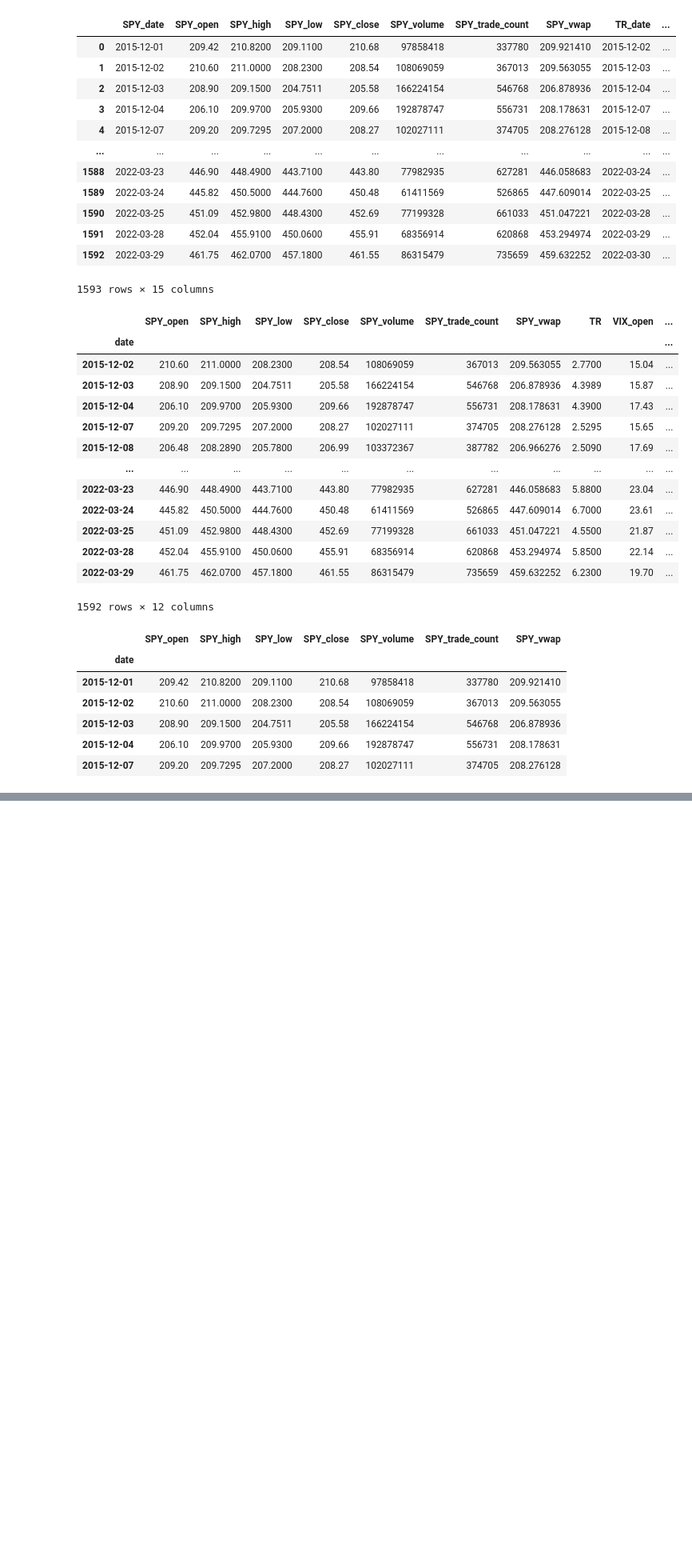
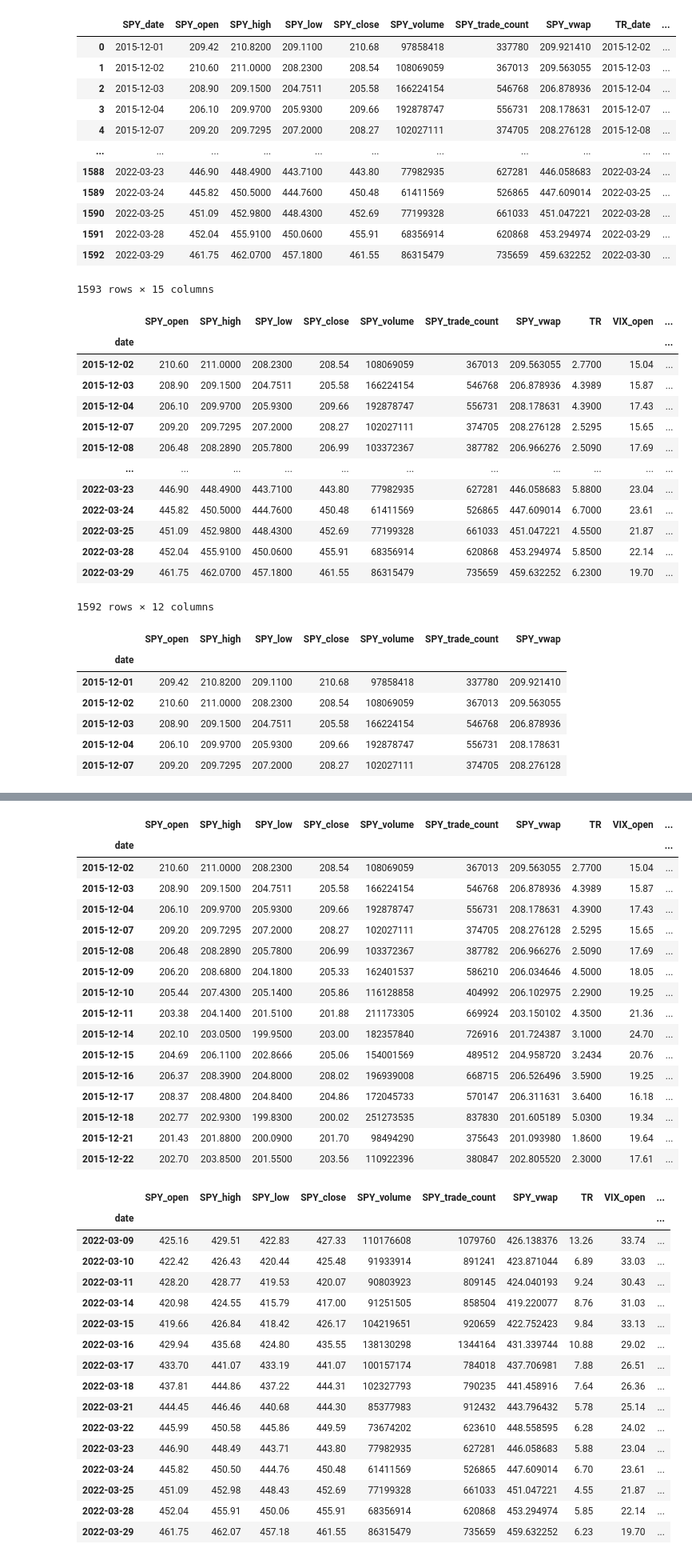
Before and after one commit to laramiedunlap/Project2, a Jupyter notebook: Laramie.ipynb, the cells around one changed output, grey strips where cells are left out. Shown: that part at 80% size. Cells and saved outputs as stored; diff of their text form; code cells hidden in the pictures; blank space fills up the shorter version.

```diff
--- a/Laramie.ipynb
+++ b/Laramie.ipynb
@@ -145,0 +128,3 @@ x = get_df(get_all_raw_data())
+# %%
+df = get_df(get_all_raw_data())
+df['weekly_range'] = 0
@@ -145,0 +175,2 @@ x = get_df(get_all_raw_data())
+# %%
+df['DayOfWeek'] = df.index.day_name()
@@ -145,0 +194,52 @@ x = get_df(get_all_raw_data())
+# %%
+week_high = 0
+week_low = 999999
+for index, row in df.iterrows():
+    if df.loc[index, 'DayOfWeek'] == 'Monday':
+        week_high = df.loc[index,'SPY_high']
+        week_low = df.loc[index,'SPY_low']
+    else:
+        if df.loc[index,'SPY_high']>week_high:
+            week_high=df.loc[index,'SPY_high']
+        if df.loc[index,'SPY_low']<week_low:
+            week_low=df.loc[index,'SPY_low']
+        if df.loc[index,'DayOfWeek'] == 'Friday':
+            df.loc[index,'weekly_range'] = week_high - week_low
+# %%
+display(df.head(15))
+display(df.tail(15))
+# %% [output]
+|  | SPY_open | SPY_high | SPY_low | SPY_close | SPY_volume | SPY_trade_count | SPY_vwap | TR | VIX_open | ... |
+| date |  |  |  |  |  |  |  |  |  | ... |
+| 2015-12-02 | 210.60 | 211.0000 | 208.2300 | 208.54 | 108069059 | 367013 | 209.563055 | 2.7700 | 15.04 | ... |
+| 2015-12-03 | 208.90 | 209.1500 | 204.7511 | 205.58 | 166224154 | 546768 | 206.878936 | 4.3989 | 15.87 | ... |
+| 2015-12-04 | 206.10 | 209.9700 | 205.9300 | 209.66 | 192878747 | 556731 | 208.178631 | 4.3900 | 17.43 | ... |
+| 2015-12-07 | 209.20 | 209.7295 | 207.2000 | 208.27 | 102027111 | 374705 | 208.276128 | 2.5295 | 15.65 | ... |
+| 2015-12-08 | 206.48 | 208.2890 | 205.7800 | 206.99 | 103372367 | 387782 | 206.966276 | 2.5090 | 17.69 | ... |
+| 2015-12-09 | 206.20 | 208.6800 | 204.1800 | 205.33 | 162401537 | 586210 | 206.034646 | 4.5000 | 18.05 | ... |
+| 2015-12-10 | 205.44 | 207.4300 | 205.1400 | 205.86 | 116128858 | 404992 | 206.102975 | 2.2900 | 19.25 | ... |
+| 2015-12-11 | 203.38 | 204.1400 | 201.5100 | 201.88 | 211173305 | 669924 | 203.150102 | 4.3500 | 21.36 | ... |
+| 2015-12-14 | 202.10 | 203.0500 | 199.9500 | 203.00 | 182357840 | 726916 | 201.724387 | 3.1000 | 24.70 | ... |
+| 2015-12-15 | 204.69 | 206.1100 | 202.8666 | 205.06 | 154001569 | 489512 | 204.958720 | 3.2434 | 20.76 | ... |
+| 2015-12-16 | 206.37 | 208.3900 | 204.8000 | 208.02 | 196939008 | 668715 | 206.526496 | 3.5900 | 19.25 | ... |
+| 2015-12-17 | 208.37 | 208.4800 | 204.8400 | 204.86 | 172045733 | 570147 | 206.311631 | 3.6400 | 16.18 | ... |
+| 2015-12-18 | 202.77 | 202.9300 | 199.8300 | 200.02 | 251273535 | 837830 | 201.605189 | 5.0300 | 19.34 | ... |
+| 2015-12-21 | 201.43 | 201.8800 | 200.0900 | 201.70 | 98494290 | 375643 | 201.093980 | 1.8600 | 19.64 | ... |
+| 2015-12-22 | 202.70 | 203.8500 | 201.5500 | 203.56 | 110922396 | 380847 | 202.805520 | 2.3000 | 17.61 | ... |
+|  | SPY_open | SPY_high | SPY_low | SPY_close | SPY_volume | SPY_trade_count | SPY_vwap | TR | VIX_open | ... |
+| date |  |  |  |  |  |  |  |  |  | ... |
+| 2022-03-09 | 425.16 | 429.51 | 422.83 | 427.33 | 110176608 | 1079760 | 426.138376 | 13.26 | 33.74 | ... |
+| 2022-03-10 | 422.42 | 426.43 | 420.44 | 425.48 | 91933914 | 891241 | 423.871044 | 6.89 | 33.03 | ... |
+| 2022-03-11 | 428.20 | 428.77 | 419.53 | 420.07 | 90803923 | 809145 | 424.040193 | 9.24 | 30.43 | ... |
+| 2022-03-14 | 420.98 | 424.55 | 415.79 | 417.00 | 91251505 | 858504 | 419.220077 | 8.76 | 31.03 | ... |
+| 2022-03-15 | 419.66 | 426.84 | 418.42 | 426.17 | 104219651 | 920659 | 422.752423 | 9.84 | 33.13 | ... |
+| 2022-03-16 | 429.94 | 435.68 | 424.80 | 435.55 | 138130298 | 1344164 | 431.339744 | 10.88 | 29.02 | ... |
+| 2022-03-17 | 433.70 | 441.07 | 433.19 | 441.07 | 100157174 | 784018 | 437.706981 | 7.88 | 26.51 | ... |
+| 2022-03-18 | 437.81 | 444.86 | 437.22 | 444.31 | 102327793 | 790235 | 441.458916 | 7.64 | 26.36 | ... |
+| 2022-03-21 | 444.45 | 446.46 | 440.68 | 444.30 | 85377983 | 912432 | 443.796432 | 5.78 | 25.14 | ... |
+| 2022-03-22 | 445.99 | 450.58 | 445.86 | 449.59 | 73674202 | 623610 | 448.558595 | 6.28 | 24.02 | ... |
+| 2022-03-23 | 446.90 | 448.49 | 443.71 | 443.80 | 77982935 | 627281 | 446.058683 | 5.88 | 23.04 | ... |
+| 2022-03-24 | 445.82 | 450.50 | 444.76 | 450.48 | 61411569 | 526865 | 447.609014 | 6.70 | 23.61 | ... |
+| 2022-03-25 | 451.09 | 452.98 | 448.43 | 452.69 | 77199328 | 661033 | 451.047221 | 4.55 | 21.87 | ... |
+| 2022-03-28 | 452.04 | 455.91 | 450.06 | 455.91 | 68356914 | 620868 | 453.294974 | 5.85 | 22.14 | ... |
+| 2022-03-29 | 461.75 | 462.07 | 457.18 | 461.55 | 86315479 | 735659 | 459.632252 | 6.23 | 19.70 | ... |
```
Also changed, not shown: parts of 8 cells of this notebook.
